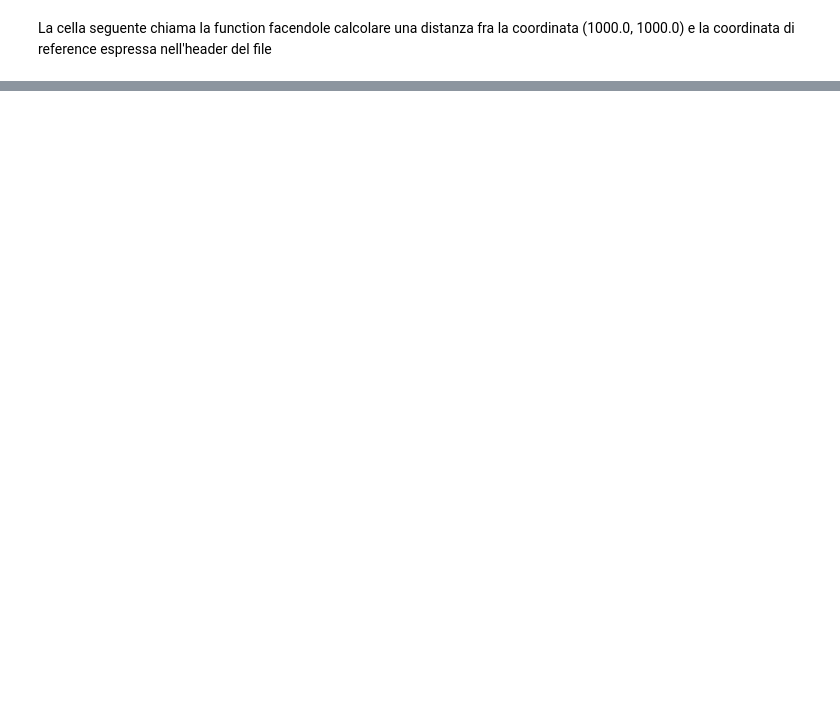
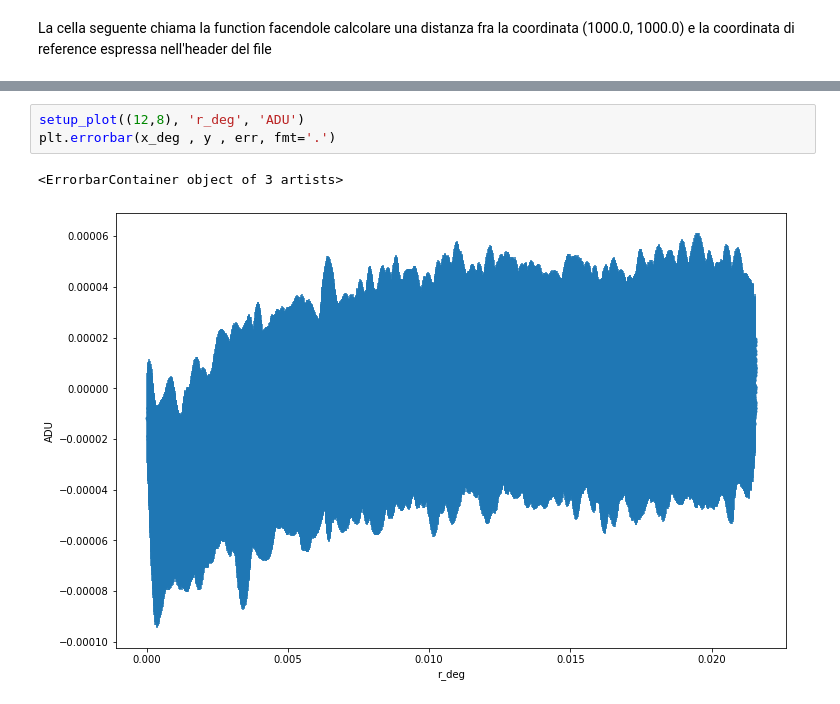
Before and after one commit to ratio999/Progetto_ab_informatiche, a Jupyter notebook: distance_function.ipynb, the cells around one changed output, grey strips where cells are left out. Cells and saved outputs as stored; diff of their text form; blank space fills up the shorter version.

```diff
--- a/distance_function.ipynb
+++ b/distance_function.ipynb
@@ -95,0 +308,6 @@ distance_calc('SPT-CL_J2344-4243_band3_combined.dat.im.image.fits' , 1000.0 , 10
+# %%
+setup_plot((12,8), 'r_deg', 'ADU')
+plt.errorbar(x_deg , y , err, fmt='.')
+# %% [output]
+<ErrorbarContainer object of 3 artists>
+[figure, added]
```
Also changed, not shown: parts of 12 cells of this notebook, 2 other files.
